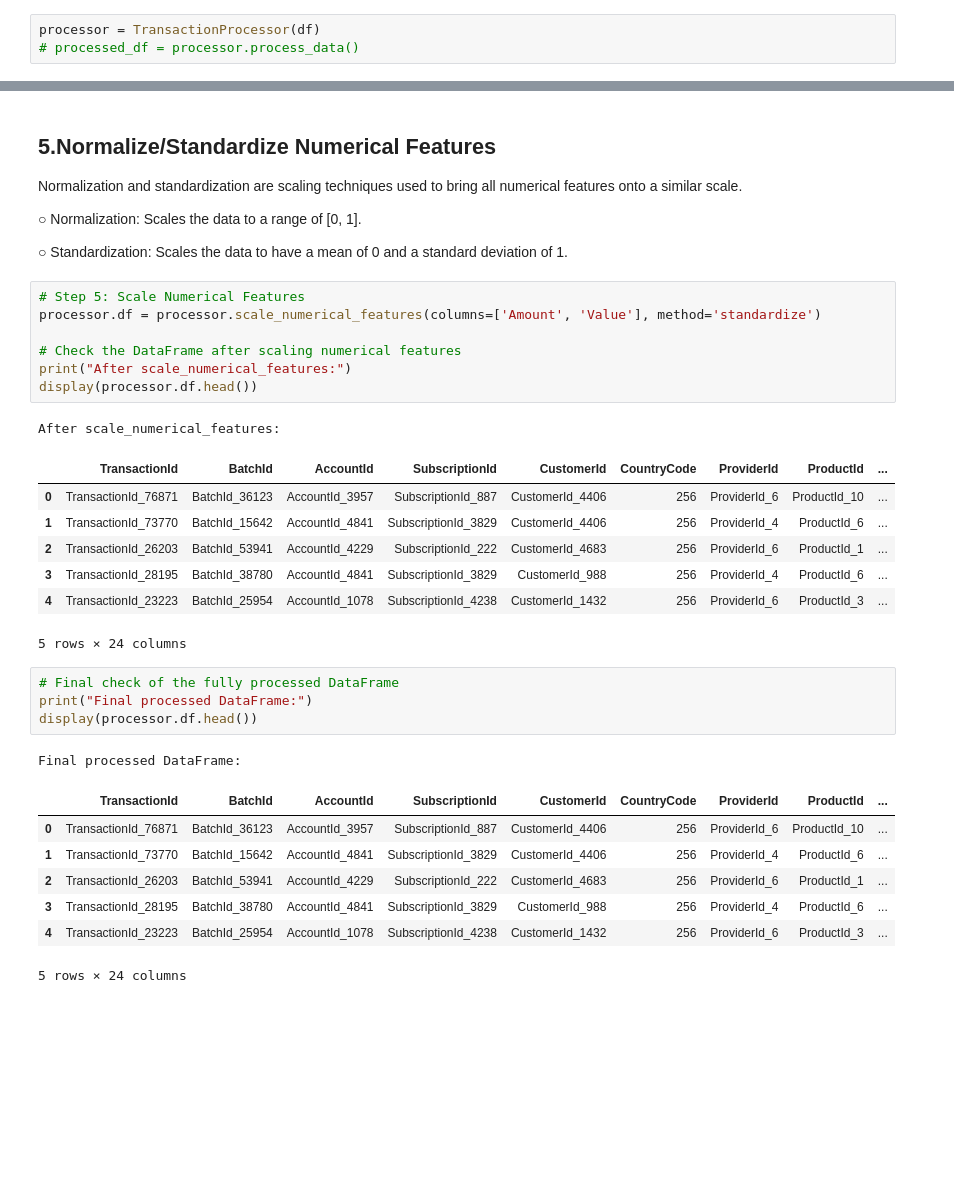
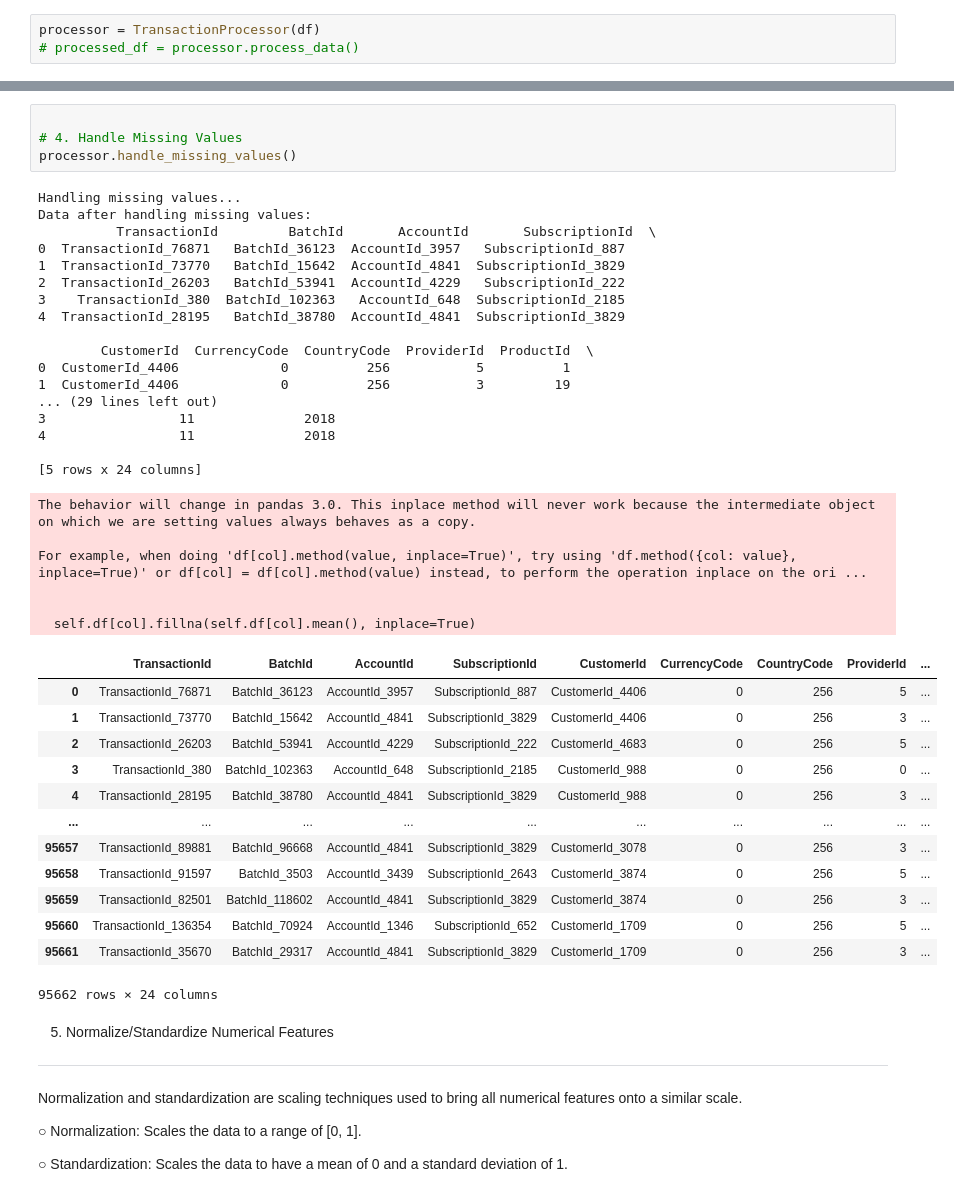
Before and after one commit to hydropython/Bati-Bank-Credit-Scoring-Model, a Jupyter notebook: notebooks/Feature_engg.ipynb, the cells around one changed output, grey strips where cells are left out. Saved outputs shown, nothing was run; the diff lists cells and outputs as text; blank space fills up the shorter version.

Commit message:
all feature enggineering values is added and saved as final.csv

```diff
--- a/notebooks/Feature_engg.ipynb
+++ b/notebooks/Feature_engg.ipynb
@@ -224,37 +156,49 @@ After encode_categorical_variables:
+# %%
+
+# 4. Handle Missing Values
+processor.handle_missing_values()
+# %% [output]
+Handling missing values...
+Data after handling missing values:
+          TransactionId         BatchId       AccountId       SubscriptionId  \
+0  TransactionId_76871   BatchId_36123  AccountId_3957   SubscriptionId_887
+1  TransactionId_73770   BatchId_15642  AccountId_4841  SubscriptionId_3829
+2  TransactionId_26203   BatchId_53941  AccountId_4229   SubscriptionId_222
+3    TransactionId_380  BatchId_102363   AccountId_648  SubscriptionId_2185
+4  TransactionId_28195   BatchId_38780  AccountId_4841  SubscriptionId_3829
+
+        CustomerId  CurrencyCode  CountryCode  ProviderId  ProductId  \
+0  CustomerId_4406             0          256           5          1
+1  CustomerId_4406             0          256           3         19
+... (29 lines left out)
+3                 11              2018
+4                 11              2018
+
+[5 rows x 24 columns]
+The behavior will change in pandas 3.0. This inplace method will never work because the intermediate object on which we are setting values always behaves as a copy.
+
+For example, when doing 'df[col].method(value, inplace=True)', try using 'df.method({col: value}, inplace=True)' or df[col] = df[col].method(value) instead, to perform the operation inplace on the ori ...
+
+
+  self.df[col].fillna(self.df[col].mean(), inplace=True)
+|  | TransactionId | BatchId | AccountId | SubscriptionId | CustomerId | CurrencyCode | CountryCode | ProviderId | ... |
+| 0 | TransactionId_76871 | BatchId_36123 | AccountId_3957 | SubscriptionId_887 | CustomerId_4406 | 0 | 256 | 5 | ... |
+| 1 | TransactionId_73770 | BatchId_15642 | AccountId_4841 | SubscriptionId_3829 | CustomerId_4406 | 0 | 256 | 3 | ... |
+| 2 | TransactionId_26203 | BatchId_53941 | AccountId_4229 | SubscriptionId_222 | CustomerId_4683 | 0 | 256 | 5 | ... |
+| 3 | TransactionId_380 | BatchId_102363 | AccountId_648 | SubscriptionId_2185 | CustomerId_988 | 0 | 256 | 0 | ... |
+| 4 | TransactionId_28195 | BatchId_38780 | AccountId_4841 | SubscriptionId_3829 | CustomerId_988 | 0 | 256 | 3 | ... |
+| ... | ... | ... | ... | ... | ... | ... | ... | ... | ... |
+| 95657 | TransactionId_89881 | BatchId_96668 | AccountId_4841 | SubscriptionId_3829 | CustomerId_3078 | 0 | 256 | 3 | ... |
+| 95658 | TransactionId_91597 | BatchId_3503 | AccountId_3439 | SubscriptionId_2643 | CustomerId_3874 | 0 | 256 | 5 | ... |
+| 95659 | TransactionId_82501 | BatchId_118602 | AccountId_4841 | SubscriptionId_3829 | CustomerId_3874 | 0 | 256 | 3 | ... |
+| 95660 | TransactionId_136354 | BatchId_70924 | AccountId_1346 | SubscriptionId_652 | CustomerId_1709 | 0 | 256 | 5 | ... |
+| 95661 | TransactionId_35670 | BatchId_29317 | AccountId_4841 | SubscriptionId_3829 | CustomerId_1709 | 0 | 256 | 3 | ... |
+95662 rows × 24 columns
 # %% [markdown]
-5.Normalize/Standardize Numerical Features
+5. Normalize/Standardize Numerical Features
 ---
 Normalization and standardization are scaling techniques used to bring all numerical features onto a similar scale.
 
 ○	Normalization: Scales the data to a range of [0, 1].
 
 ○	Standardization: Scales the data to have a mean of 0 and a standard deviation of 1.
-# %%
-# Step 5: Scale Numerical Features
-processor.df = processor.scale_numerical_features(columns=['Amount', 'Value'], method='standardize')
-
-# Check the DataFrame after scaling numerical features
-print("After scale_numerical_features:")
-display(processor.df.head())
-# %% [output]
-After scale_numerical_features:
-|  | TransactionId | BatchId | AccountId | SubscriptionId | CustomerId | CountryCode | ProviderId | ProductId | ... |
-| 0 | TransactionId_76871 | BatchId_36123 | AccountId_3957 | SubscriptionId_887 | CustomerId_4406 | 256 | ProviderId_6 | ProductId_10 | ... |
-| 1 | TransactionId_73770 | BatchId_15642 | AccountId_4841 | SubscriptionId_3829 | CustomerId_4406 | 256 | ProviderId_4 | ProductId_6 | ... |
-| 2 | TransactionId_26203 | BatchId_53941 | AccountId_4229 | SubscriptionId_222 | CustomerId_4683 | 256 | ProviderId_6 | ProductId_1 | ... |
-| 3 | TransactionId_28195 | BatchId_38780 | AccountId_4841 | SubscriptionId_3829 | CustomerId_988 | 256 | ProviderId_4 | ProductId_6 | ... |
-| 4 | TransactionId_23223 | BatchId_25954 | AccountId_1078 | SubscriptionId_4238 | CustomerId_1432 | 256 | ProviderId_6 | ProductId_3 | ... |
-5 rows × 24 columns
-# %%
-# Final check of the fully processed DataFrame
-print("Final processed DataFrame:")
-display(processor.df.head())
-# %% [output]
-Final processed DataFrame:
-|  | TransactionId | BatchId | AccountId | SubscriptionId | CustomerId | CountryCode | ProviderId | ProductId | ... |
-| 0 | TransactionId_76871 | BatchId_36123 | AccountId_3957 | SubscriptionId_887 | CustomerId_4406 | 256 | ProviderId_6 | ProductId_10 | ... |
-| 1 | TransactionId_73770 | BatchId_15642 | AccountId_4841 | SubscriptionId_3829 | CustomerId_4406 | 256 | ProviderId_4 | ProductId_6 | ... |
-| 2 | TransactionId_26203 | BatchId_53941 | AccountId_4229 | SubscriptionId_222 | CustomerId_4683 | 256 | ProviderId_6 | ProductId_1 | ... |
-| 3 | TransactionId_28195 | BatchId_38780 | AccountId_4841 | SubscriptionId_3829 | CustomerId_988 | 256 | ProviderId_4 | ProductId_6 | ... |
-| 4 | TransactionId_23223 | BatchId_25954 | AccountId_1078 | SubscriptionId_4238 | CustomerId_1432 | 256 | ProviderId_6 | ProductId_3 | ... |
-5 rows × 24 columns
```
Also changed, not shown: parts of 18 cells of this notebook, 6 other files.
